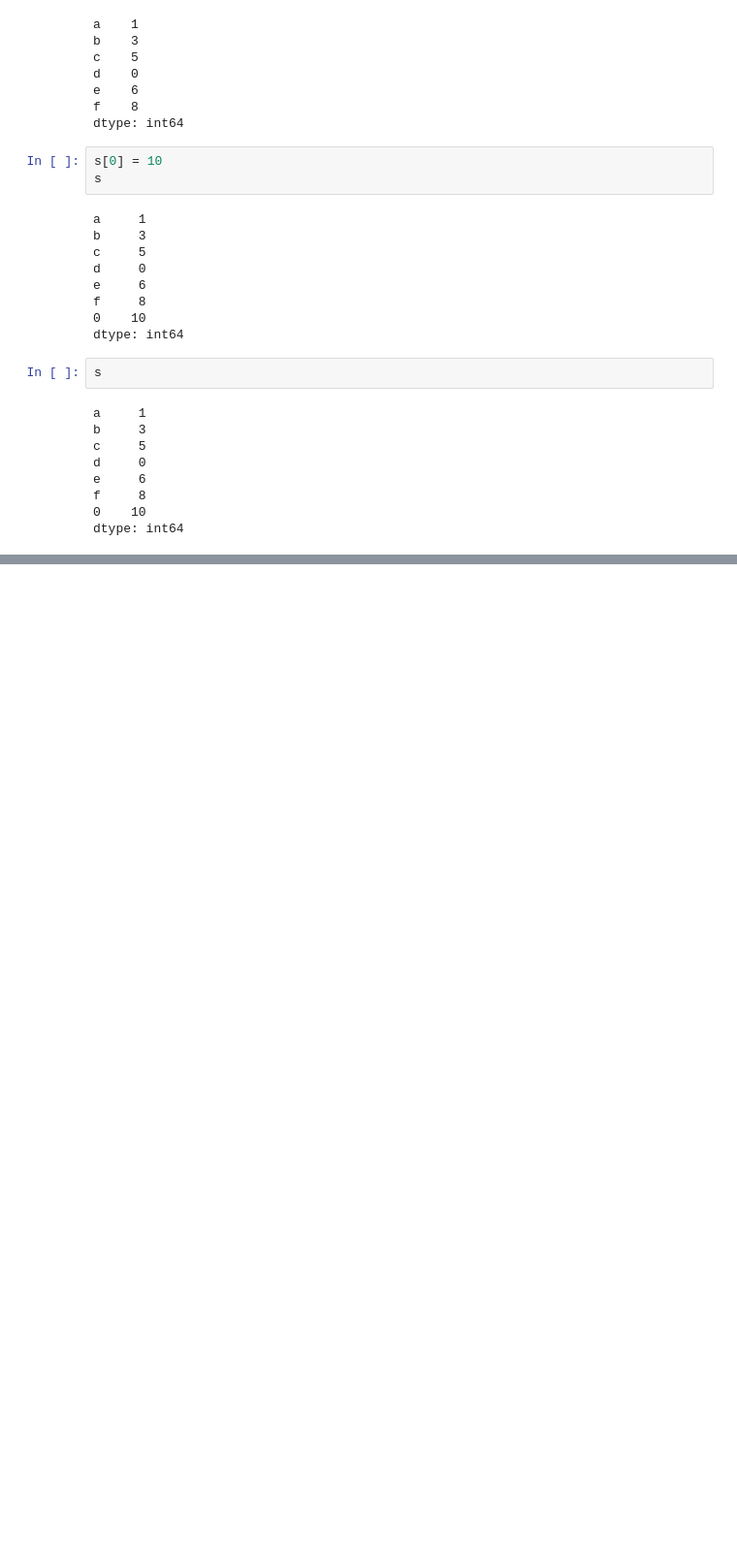
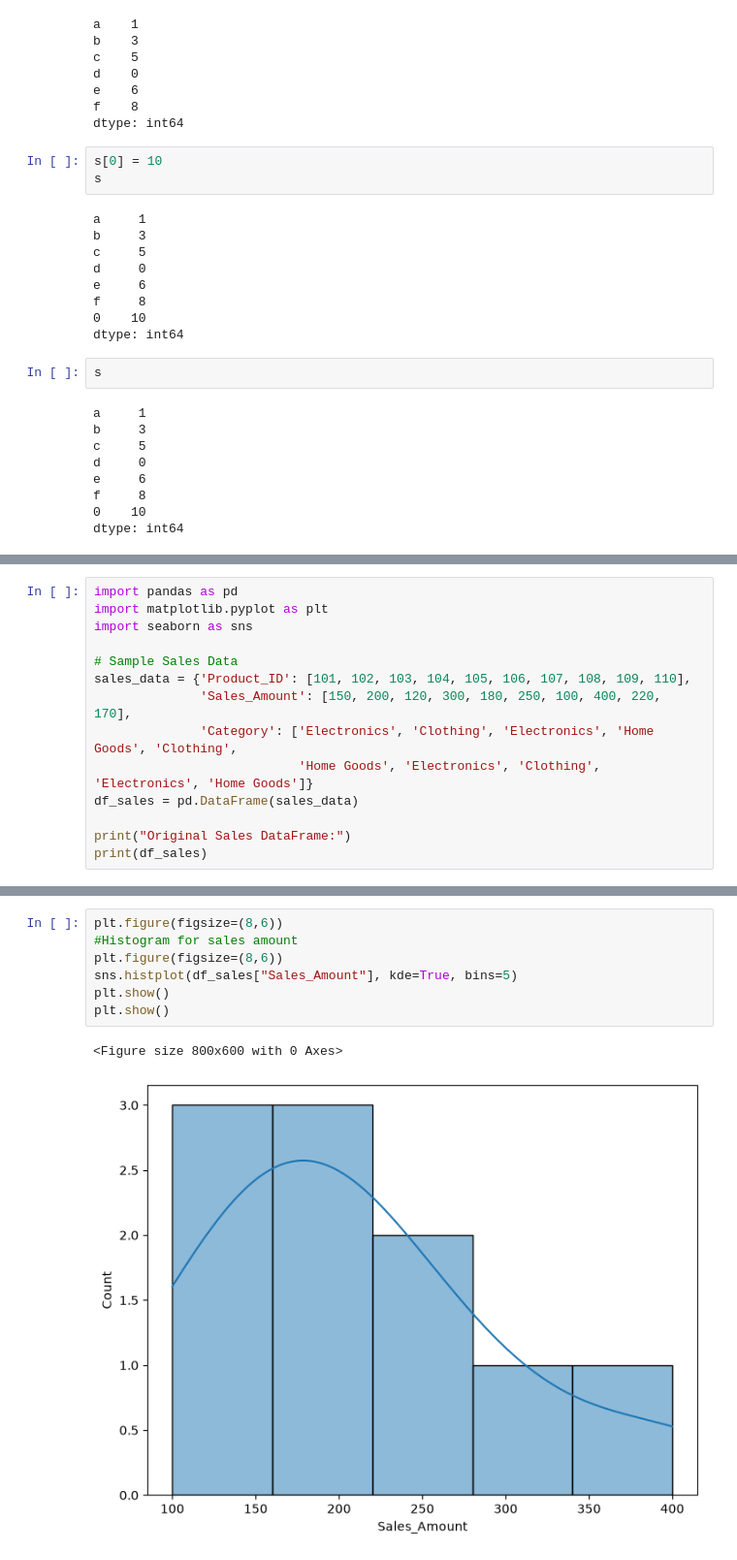
Before and after one commit to Shahid-Momin-786/Data-Sceince, a Jupyter notebook: DataAnalysis/basic.ipynb, the cells around one changed output, grey strips where cells are left out. Shown at 97% size. Saved outputs shown, nothing was run; the diff lists cells and outputs as text; blank space fills up the shorter version.

```diff
--- a/DataAnalysis/basic.ipynb
+++ b/DataAnalysis/basic.ipynb
@@ -320,0 +409,14 @@ AttributeError: 'builtin_function_or_method' object has no attribute 'randint'
+# %%
+import pandas as pd
+import matplotlib.pyplot as plt
+import seaborn as sns
+
+# Sample Sales Data
+sales_data = {'Product_ID': [101, 102, 103, 104, 105, 106, 107, 108, 109, 110],
+              'Sales_Amount': [150, 200, 120, 300, 180, 250, 100, 400, 220, 170],
+              'Category': ['Electronics', 'Clothing', 'Electronics', 'Home Goods', 'Clothing',
+                           'Home Goods', 'Electronics', 'Clothing', 'Electronics', 'Home Goods']}
+df_sales = pd.DataFrame(sales_data)
+
+print("Original Sales DataFrame:")
+print(df_sales)
@@ -320,0 +436,10 @@ AttributeError: 'builtin_function_or_method' object has no attribute 'randint'
+# %%
+plt.figure(figsize=(8,6))
+#Histogram for sales amount
+plt.figure(figsize=(8,6))
+sns.histplot(df_sales["Sales_Amount"], kde=True, bins=5)
+plt.show()
+plt.show()
+# %% [output]
+<Figure size 800x600 with 0 Axes>
+[figure, added]
```
Also changed, not shown: parts of 38 cells of this notebook, 9 other files.
